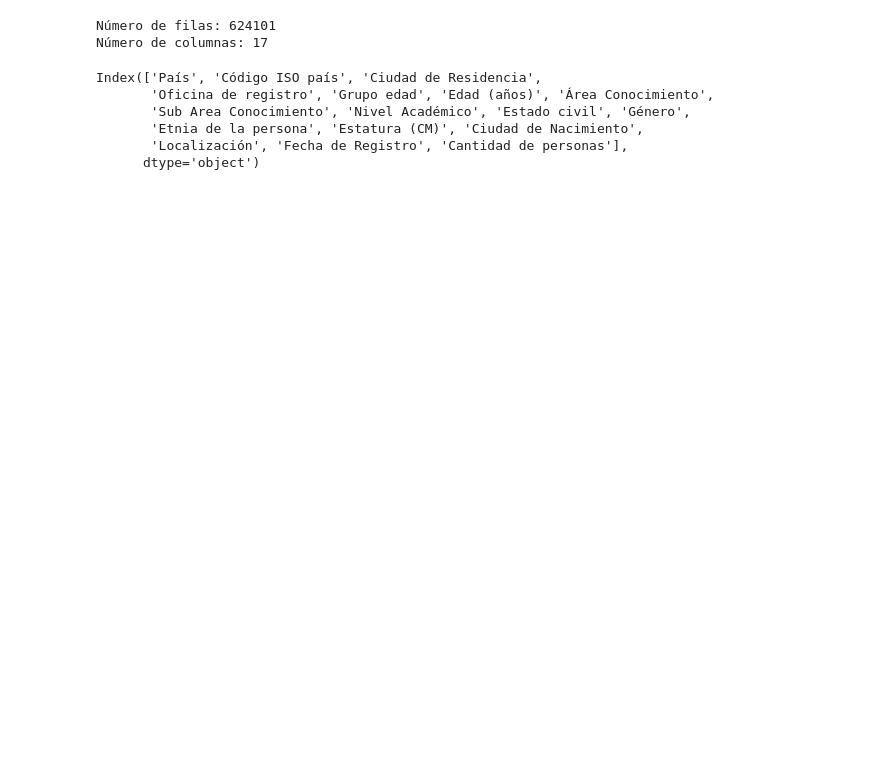
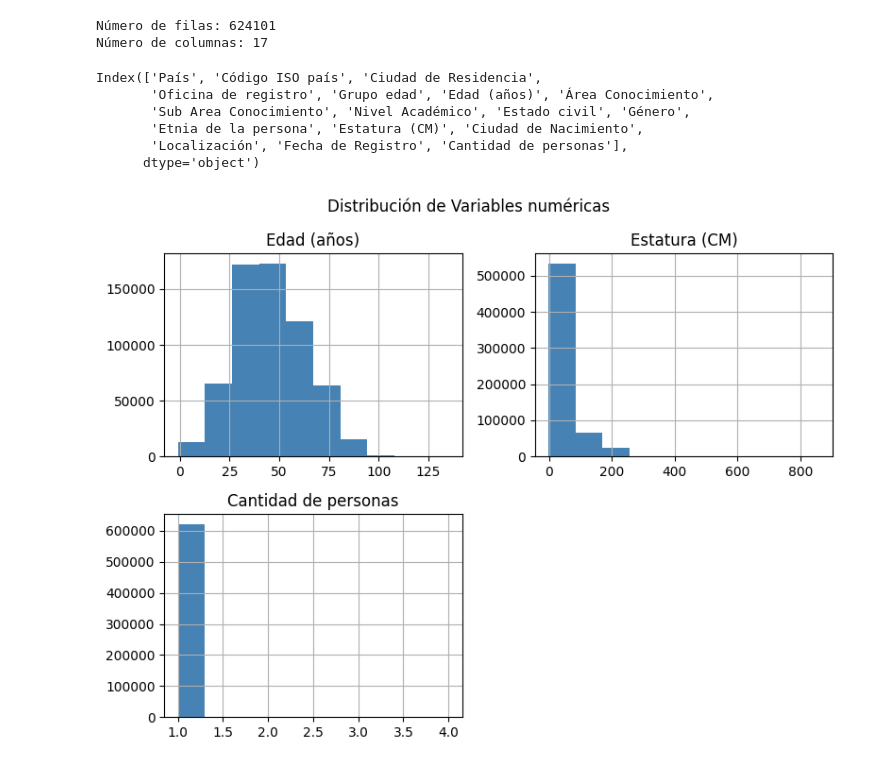
Before and after one commit to Jesus-Gamboa/analisisdatos, a Jupyter notebook: Analisis_de_los_datos.ipynb, the cells around one changed output. Drawn from its saved outputs; the diff is of its cells as text; code cells hidden in the pictures; blank space fills up the shorter version.

```diff
--- a/Analisis_de_los_datos.ipynb
+++ b/Analisis_de_los_datos.ipynb
@@ -20,4 +43,15 @@ Index(['País', 'Código ISO país', 'Ciudad de Residencia',
        'Etnia de la persona', 'Estatura (CM)', 'Ciudad de Nacimiento',
        'Localización', 'Fecha de Registro', 'Cantidad de personas'],
       dtype='object')
+# %%
+vbles_numericas = df.select_dtypes(include='number').columns
+
+df[vbles_numericas].hist(bins = 10,
+                          figsize=(8,6),
+                         color='steelblue')
+plt.suptitle('Distribución de Variables numéricas', fontsize=12)
+plt.tight_layout()
+plt.show()
+# %% [output]
+[figure, added]
 # %%
```
Also changed, not shown: parts of 5 cells of this notebook, 2 other files.
